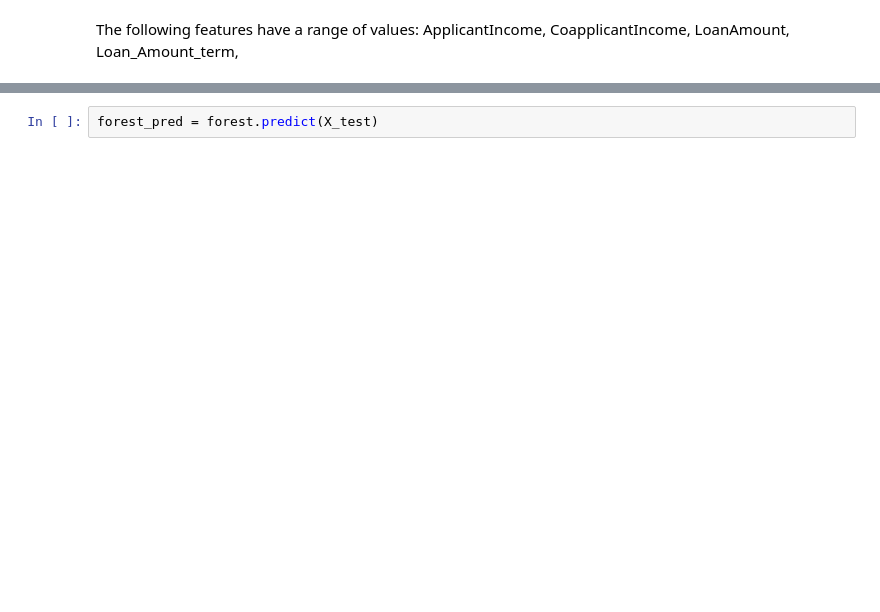
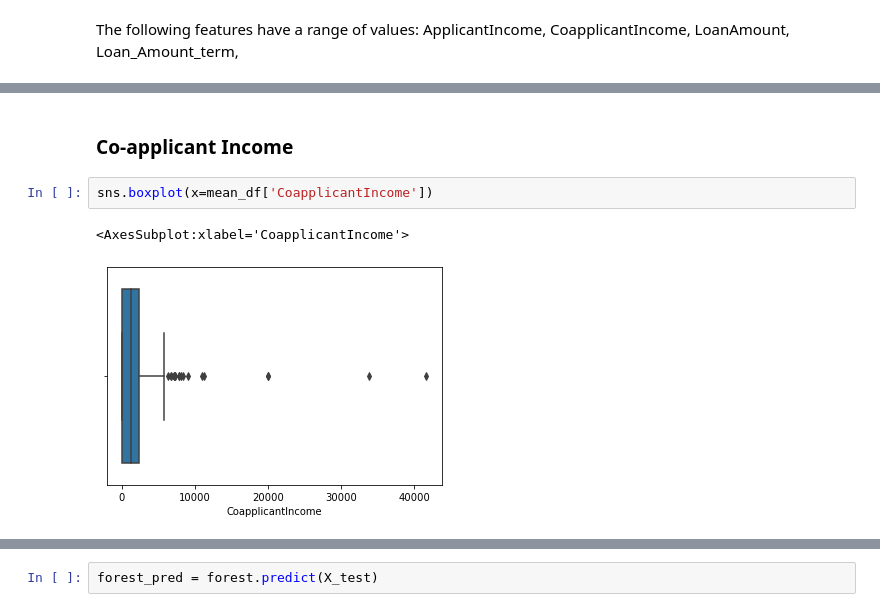
Before and after one commit to rsanchez-dv/ML_Training_Project, a Jupyter notebook: Data Preprocessing.ipynb, the cells around one changed output, grey strips where cells are left out. Saved outputs shown, nothing was run; the diff lists cells and outputs as text; blank space fills up the shorter version.

```diff
--- a/Data Preprocessing.ipynb
+++ b/Data Preprocessing.ipynb
@@ -253,0 +310,7 @@ sns.boxplot(data=mean_df, x='LoanAmount',y='LoanAmount', hue='Loan_Status')
+# %% [markdown]
+### Co-applicant Income
+# %%
+sns.boxplot(x=mean_df['CoapplicantIncome'])
+# %% [output]
+<AxesSubplot:xlabel='CoapplicantIncome'>
+[figure, added]
```
Also changed, not shown: parts of 30 cells of this notebook.
